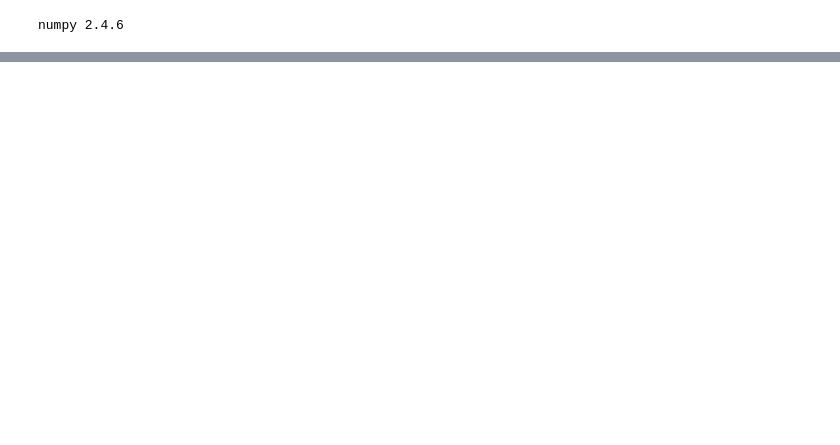
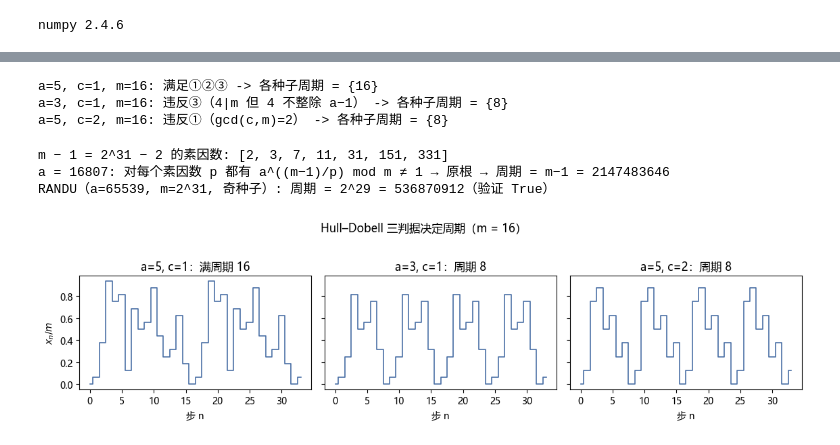
Before and after one commit to linxiawmt/MASAMI-Brain, a Jupyter notebook: docs/mc/nb/ch03.ipynb, the cells around one changed output, grey strips where cells are left out. Saved outputs shown, nothing was run; the diff lists cells and outputs as text; code cells hidden in the pictures; blank space fills up the shorter version.

Commit message:
随机模拟重建 ch03 伪随机数（D&S3∪S&M1.3：平方取中陷阱/LCG满周期判据/超平面与RANDU 15平面恒等式/谱检验与最优乘子/minstd Schrage编码/Wichmann-Hill组合/卡方KS检验复习，5书图+8实跑图）

```diff
--- a/docs/mc/nb/ch03.ipynb
+++ b/docs/mc/nb/ch03.ipynb
@@ -51,8 +25,0 @@ $A\mathbf x=\mathbf b$ 的解法 `solve`（不要用求逆），特征值 `eig`
-# %%
-A = np.diag(2*np.ones(4)) + np.diag(-np.ones(3), 1) + np.diag(-np.ones(3), -1)
-b = np.array([1., 0., 0., 1.])
-x = np.linalg.solve(A, b)
-print("A =\n", A)
-print("solve 验证 A@x-b =", A @ x - b)
-w, V = np.linalg.eigh(A)
-print("特征值:", np.round(w, 4))
@@ -135,0 +90,57 @@ Y=U² 的密度 = 1/(2*sqrt(u))
+# %%
+def lcg_period(a, c, m, seed):
+    x, t = (a * seed + c) % m, 1
+    while x != seed:
+        x = (a * x + c) % m
+        t += 1
+    return t
+
+for a, c, m, tag in [(5, 1, 16, "满足①②③"), (3, 1, 16, "违反③（4|m 但 4 不整除 a−1）"),
+                     (5, 2, 16, "违反①（gcd(c,m)=2）")]:
+    ps = {lcg_period(a, c, m, s) for s in range(m)}
+    print(f"a={a}, c={c}, m={m}: {tag} -> 各种子周期 = {ps}")
+# %% [output]
+a=5, c=1, m=16: 满足①②③ -> 各种子周期 = {16}
+a=3, c=1, m=16: 违反③（4|m 但 4 不整除 a−1） -> 各种子周期 = {8}
+a=5, c=2, m=16: 违反①（gcd(c,m)=2） -> 各种子周期 = {8}
+# %%
+# 乘同余满周期：a 是素数模的原根 <=> 周期 m−1
+m = 2**31 - 1                      # 梅森素数 2147483647
+n, ps = m - 1, []                  # 分解 m − 1 = 2^31 − 2 的素因数
+f = 2
+while f * f <= n:
+    if n % f == 0:
+        ps.append(f)
+        while n % f == 0:
+            n //= f
+    f += 1
+if n > 1:
+    ps.append(n)
+print(f"m − 1 = 2^31 − 2 的素因数: {ps}")
+a = 16807                          # minstd 的乘子 = 7^5
+is_proot = all(pow(a, (m - 1) // p, m) != 1 for p in ps)
+print(f"a = 16807: 对每个素因数 p 都有 a^((m−1)/p) mod m ≠ 1 → 原根 → 周期 = m−1 = {m-1 if is_proot else '?'}")
+
+# 对照 RANDU：m = 2^31（2 的幂），阶只有 2^29
+ok29 = (pow(65539, 2**29, 2**31) == 1) and (pow(65539, 2**28, 2**31) != 1)
+print(f"RANDU（a=65539, m=2^31, 奇种子）: 周期 = 2^29 = {2**29}（验证 {ok29}）")
+# %% [output]
+m − 1 = 2^31 − 2 的素因数: [2, 3, 7, 11, 31, 151, 331]
+a = 16807: 对每个素因数 p 都有 a^((m−1)/p) mod m ≠ 1 → 原根 → 周期 = m−1 = 2147483646
+RANDU（a=65539, m=2^31, 奇种子）: 周期 = 2^29 = 536870912（验证 True）
+# %%
+fig, ax = plt.subplots(1, 3, figsize=(11.5, 3.0), sharey=True)
+for k, (a, c, m, tag) in enumerate([(5, 1, 16, "a=5, c=1：满周期 16"),
+                                    (3, 1, 16, "a=3, c=1：周期 8"),
+                                    (5, 2, 16, "a=5, c=2：周期 8")]):
+    x, seq = 0, []
+    for _ in range(34):
+        seq.append(x / m)
+        x = (a * x + c) % m
+    ax[k].step(range(len(seq)), seq, where="mid", lw=1.2, color="#4a6fa5")
+    ax[k].set_title(tag); ax[k].set_xlabel("步 n")
+ax[0].set_ylabel("$x_n / m$")
+fig.suptitle("Hull–Dobell 三判据决定周期（m = 16）", y=1.03)
+fig.tight_layout(); save(fig, "out-3-2.png"); plt.show()
+# %% [output]
+[figure, added]
```
Also changed, not shown: parts of 33 cells of this notebook, 16 other files.
